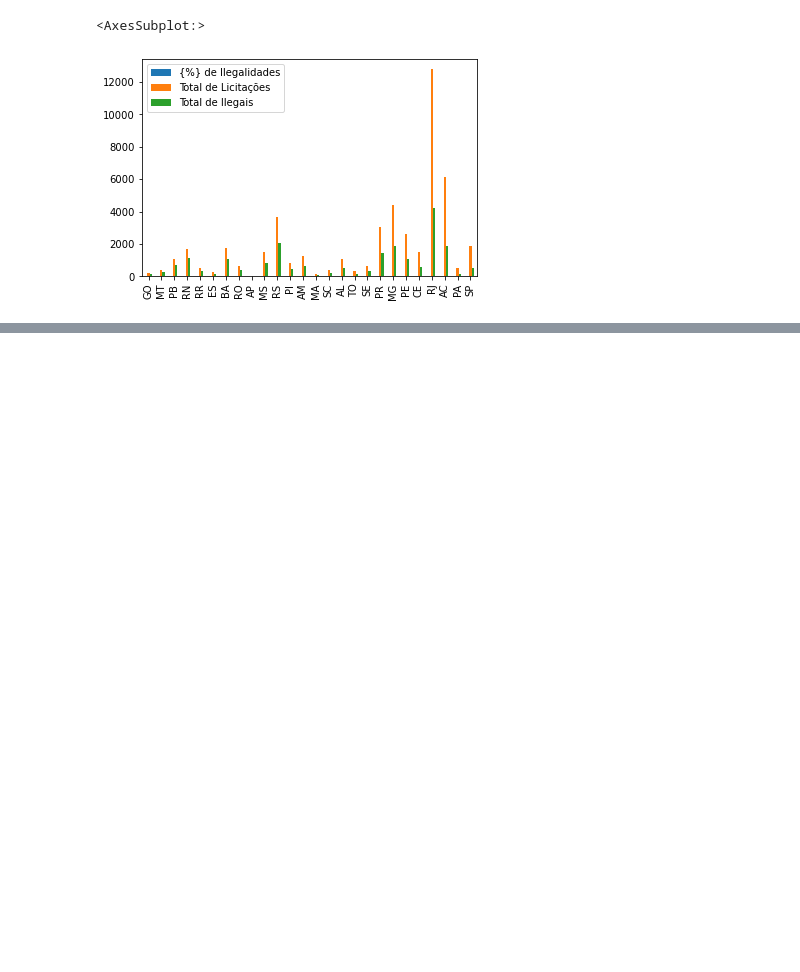
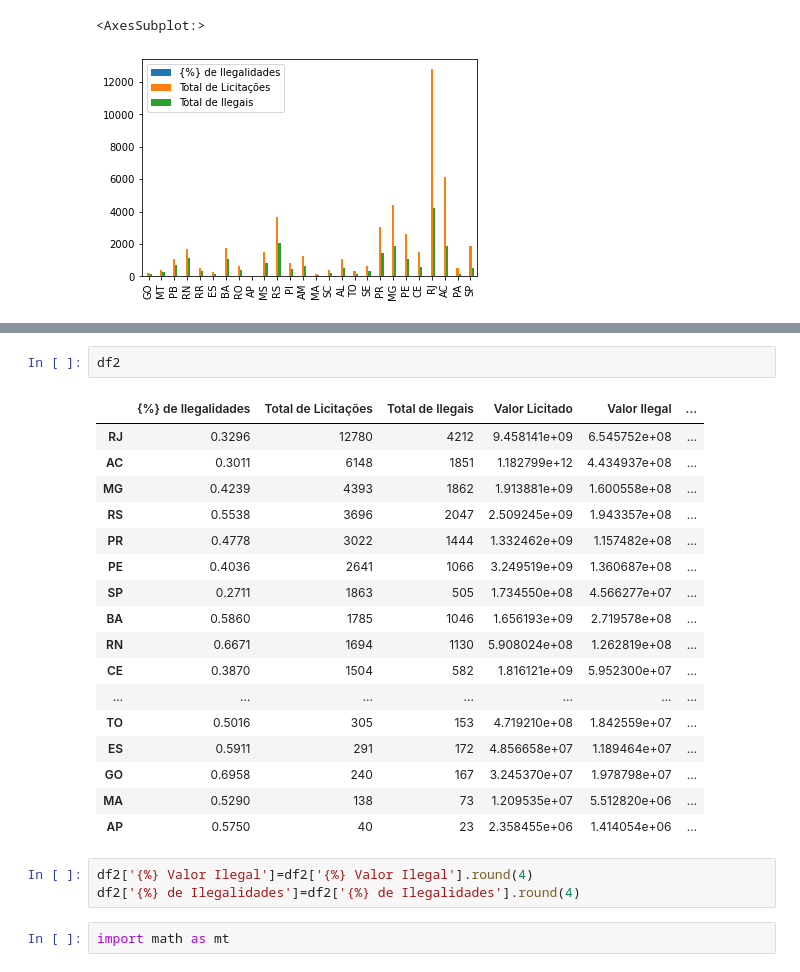
Before and after one commit to ednaelxd/residencia2, a Jupyter notebook: src/reports_functions/tentativas_plots_test.ipynb, the cells around one changed output, grey strips where cells are left out. Saved outputs shown, nothing was run; the diff lists cells and outputs as text; blank space fills up the shorter version.

```diff
--- a/src/reports_functions/tentativas_plots_test.ipynb
+++ b/src/reports_functions/tentativas_plots_test.ipynb
@@ -41,0 +85,25 @@ AttributeError: 'NoneType' object has no attribute 'gaussian_kde'
+# %%
+df2
+# %% [output]
+|  | {%} de Ilegalidades | Total de Licitações | Total de Ilegais | Valor Licitado | Valor Ilegal | ... |
+| RJ | 0.3296 | 12780 | 4212 | 9.458141e+09 | 6.545752e+08 | ... |
+| AC | 0.3011 | 6148 | 1851 | 1.182799e+12 | 4.434937e+08 | ... |
+| MG | 0.4239 | 4393 | 1862 | 1.913881e+09 | 1.600558e+08 | ... |
+| RS | 0.5538 | 3696 | 2047 | 2.509245e+09 | 1.943357e+08 | ... |
+| PR | 0.4778 | 3022 | 1444 | 1.332462e+09 | 1.157482e+08 | ... |
+| PE | 0.4036 | 2641 | 1066 | 3.249519e+09 | 1.360687e+08 | ... |
+| SP | 0.2711 | 1863 | 505 | 1.734550e+08 | 4.566277e+07 | ... |
+| BA | 0.5860 | 1785 | 1046 | 1.656193e+09 | 2.719578e+08 | ... |
+| RN | 0.6671 | 1694 | 1130 | 5.908024e+08 | 1.262819e+08 | ... |
+| CE | 0.3870 | 1504 | 582 | 1.816121e+09 | 5.952300e+07 | ... |
+| ... | ... | ... | ... | ... | ... | ... |
+| TO | 0.5016 | 305 | 153 | 4.719210e+08 | 1.842559e+07 | ... |
+| ES | 0.5911 | 291 | 172 | 4.856658e+07 | 1.189464e+07 | ... |
+| GO | 0.6958 | 240 | 167 | 3.245370e+07 | 1.978798e+07 | ... |
+| MA | 0.5290 | 138 | 73 | 1.209535e+07 | 5.512820e+06 | ... |
+| AP | 0.5750 | 40 | 23 | 2.358455e+06 | 1.414054e+06 | ... |
+# %%
+df2['{%} Valor Ilegal']=df2['{%} Valor Ilegal'].round(4)
+df2['{%} de Ilegalidades']=df2['{%} de Ilegalidades'].round(4)
+# %%
+import math as mt
```
Also changed, not shown: parts of 11 cells of this notebook, 5 other files.
